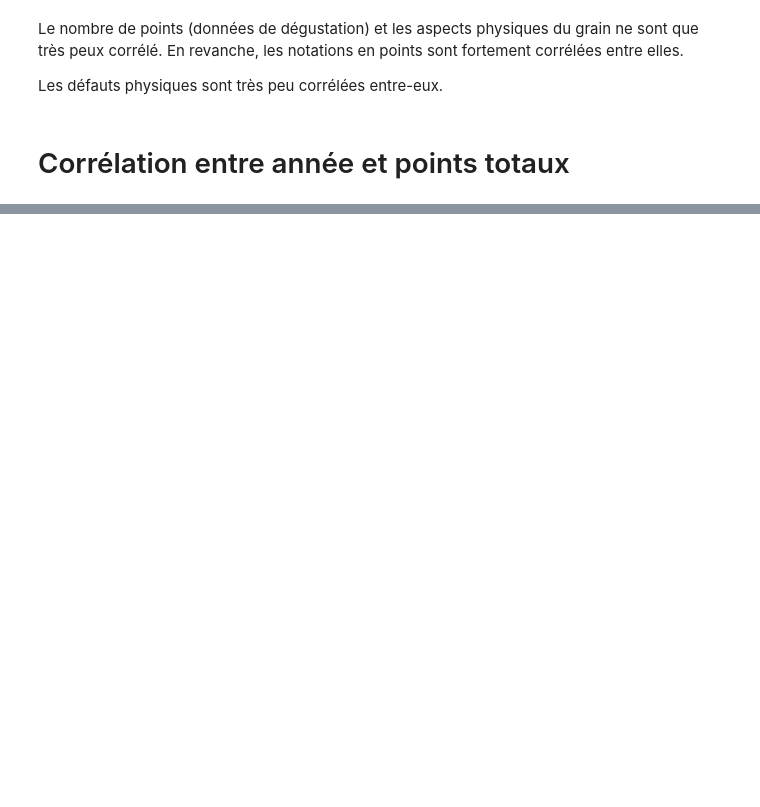
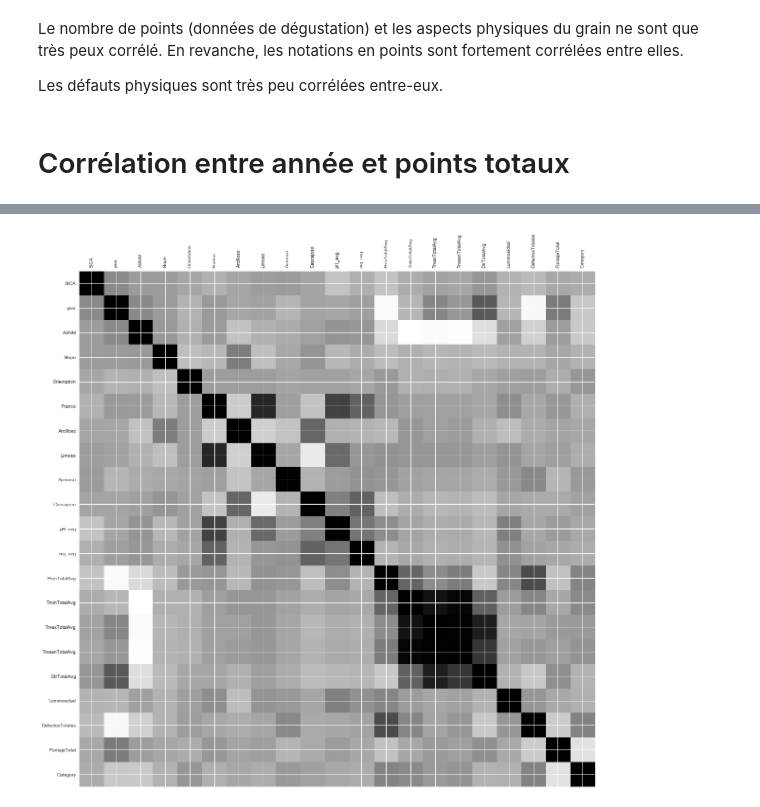
Before and after one commit to ThibaultSchowing/Bachelor_Thesis_2017_Sources, a Jupyter notebook: Notebook/DataAnalysis/5_CorrelationMatrix.ipynb, the cells around one changed output, grey strips where cells are left out. Drawn from its saved outputs; the diff is of its cells as text; code cells hidden in the pictures; blank space fills up the shorter version.

```diff
--- a/Notebook/DataAnalysis/5_CorrelationMatrix.ipynb
+++ b/Notebook/DataAnalysis/5_CorrelationMatrix.ipynb
@@ -6,6 +6,12 @@ import matplotlib.pyplot as plt
 %matplotlib inline
 
 df = pd.read_csv('./data/DataRisaralda_v2Numeric_Complete_utf-8.csv', header=0, sep=',', index_col=0, parse_dates=False, encoding='utf-8')
+df_compact = pd.read_csv('./data/df_compact_2_utf-8.csv', header=0, sep=',', index_col=0, parse_dates=False, encoding='utf-8')
+
+
+
+
 print df.shape
+print df_compact.shape
 # %% [output]
 (746, 108)
@@ -149,0 +181,4 @@ sns.heatmap(df[stuff].corr(), annot=True, linewidths=.5, ax=ax)
+# %%
+plot_corr(df_compact)
+# %% [output]
+[figure, added]
```
Also changed, not shown: parts of 9 cells of this notebook, 31 other files.
